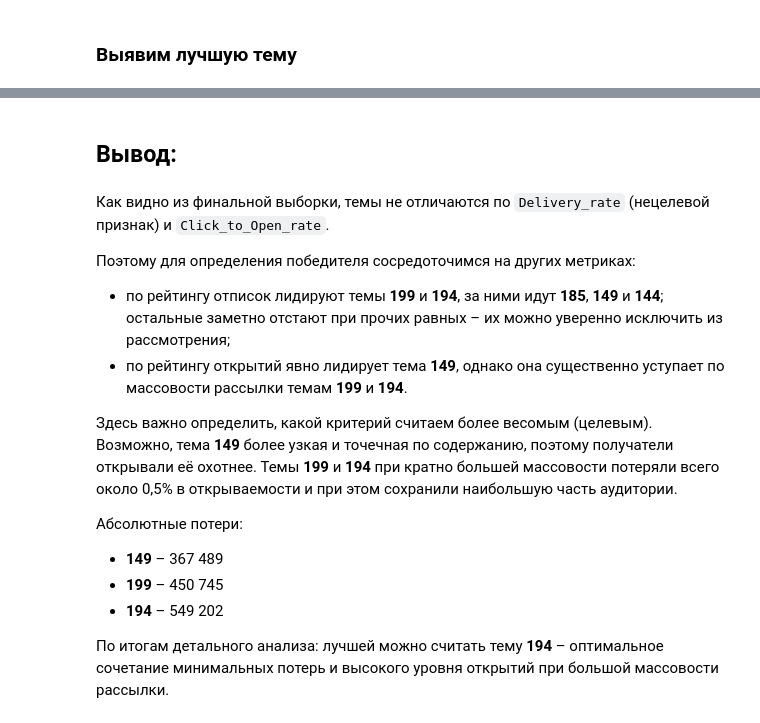
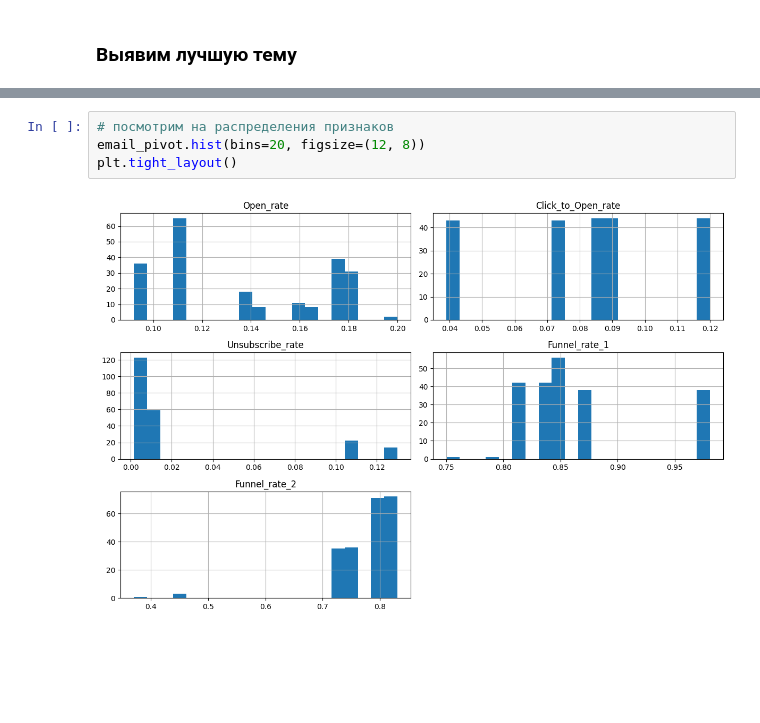
Before and after one commit to chekun4k/data-analytics-portfolio, a Jupyter notebook: Маркейтинговый анализ email-рассылок/Маркейтинговый анализ email-рассылок.ipynb, the cells around one changed output, grey strips where cells are left out. Drawn from its saved outputs; the diff is of its cells as text; blank space fills up the shorter version.

```diff
--- a/Маркейтинговый анализ email-рассылок/Маркейтинговый анализ email-рассылок.ipynb
+++ b/Маркейтинговый анализ email-рассылок/Маркейтинговый анализ email-рассылок.ipynb
@@ -187,17 +133,6 @@ best_e
-# %% [markdown]
-## Вывод:
-# %% [markdown]
-Как видно из финальной выборки, темы не отличаются по `Delivery_rate` (нецелевой признак) и `Click_to_Open_rate`.
-
-Поэтому для определения победителя сосредоточимся на других метриках:
-- по рейтингу отписок лидируют темы **199** и **194**, за ними идут **185**, **149** и **144**; остальные заметно отстают при прочих равных – их можно уверенно исключить из рассмотрения;
-- по рейтингу открытий явно лидирует тема **149**, однако она существенно уступает по массовости рассылки темам **199** и **194**.
-
-Здесь важно определить, какой критерий считаем более весомым (целевым). Возможно, тема **149** более узкая и точечная по содержанию, поэтому получатели открывали её охотнее. Темы **199** и **194** при кратно большей массовости потеряли всего около 0,5% в открываемости и при этом сохранили наибольшую часть аудитории.
-
-Абсолютные потери:
-- **149** – 367 489
-- **199** – 450 745
-- **194** – 549 202
-
-По итогам детального анализа: лучшей можно считать тему **194** – оптимальное сочетание минимальных потерь и высокого уровня открытий при большой массовости рассылки.
+# %%
+# посмотрим на распределения признаков
+email_pivot.hist(bins=20, figsize=(12, 8))
+plt.tight_layout()
+# %% [output]
+[figure, added]
```
Also changed, not shown: parts of 43 cells of this notebook.
